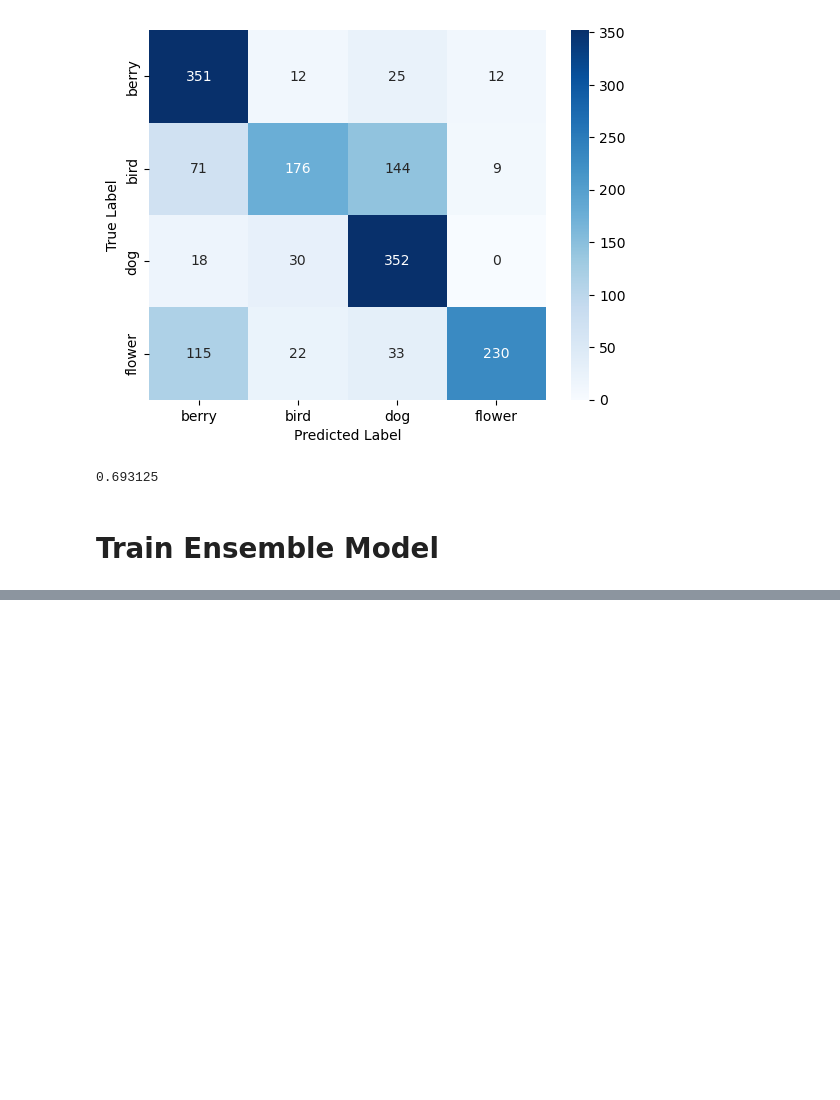
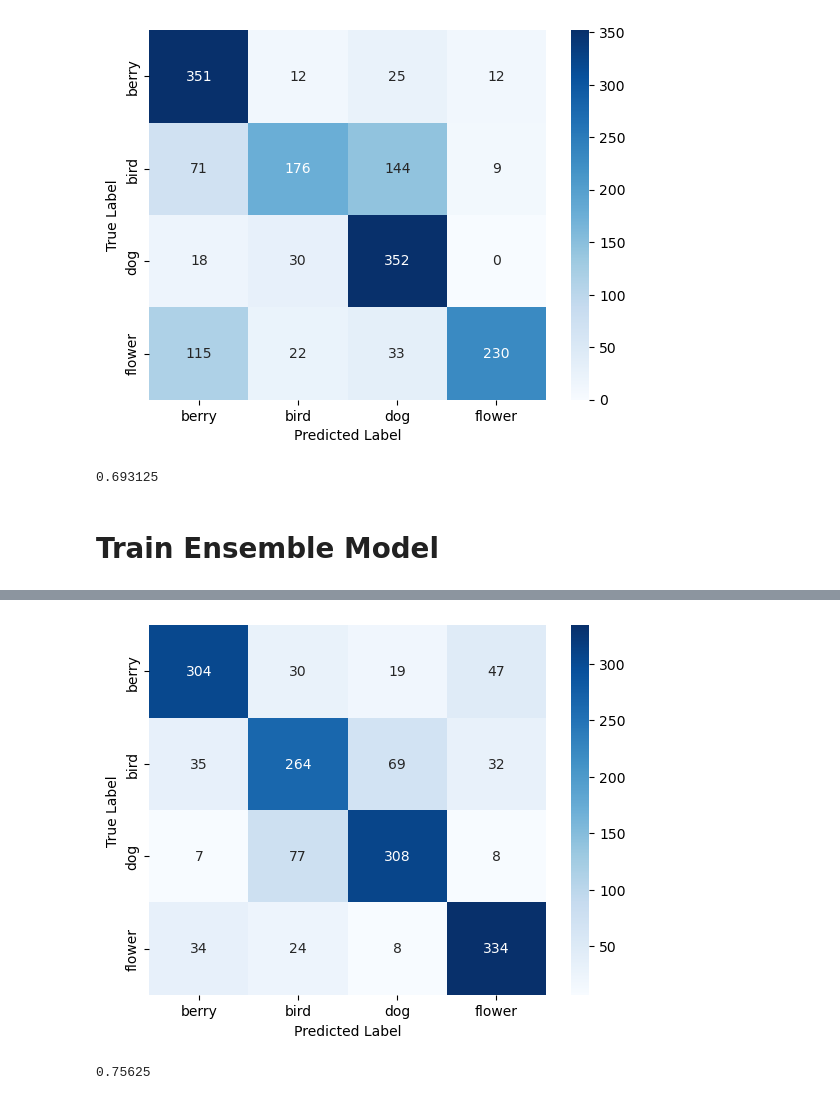
Before and after one commit to mollahsabbir/ds-assesment, a Jupyter notebook: solution-2/main.ipynb, the cells around one changed output, grey strips where cells are left out. Cells and saved outputs as stored; diff of their text form; code cells hidden in the pictures; blank space fills up the shorter version.

```diff
--- a/solution-2/main.ipynb
+++ b/solution-2/main.ipynb
@@ -67,0 +100,15 @@ ensemble =
+# %%
+cm = confusion_matrix(ensemble_results["y_true"], ensemble_results["y_pred"])
+
+classes = ['berry', 'bird', 'dog', 'flower']
+
+sns.heatmap(cm, annot=True, fmt='d', cmap='Blues', xticklabels=classes, yticklabels=classes)
+plt.xlabel('Predicted Label')
+plt.ylabel('True Label')
+plt.show()
+# %% [output]
+[figure, added]
+# %%
+f1_score(ensemble_results["y_true"], ensemble_results["y_pred"], average="micro")
+# %% [output]
+0.75625
```
Also changed, not shown: parts of 6 cells of this notebook, 4 other files.
